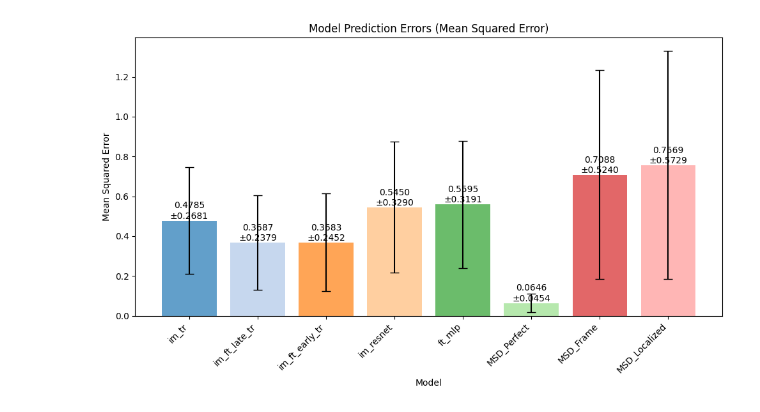
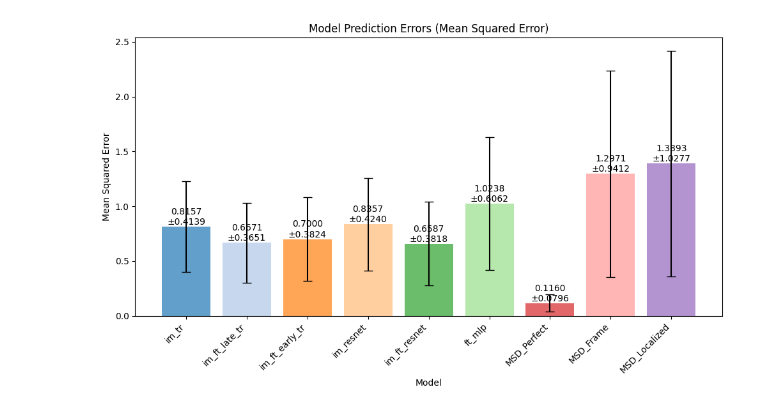
Before and after one commit to Biomedical-Imaging-Group/MolecularDiffusion_MiViT, a Jupyter notebook: train_resultsImagesFeatures.ipynb, the cells around one changed output. Drawn from its saved outputs; the diff is of its cells as text; code cells hidden in the pictures.

```diff
--- a/train_resultsImagesFeatures.ipynb
+++ b/train_resultsImagesFeatures.ipynb
@@ -13,7 +13,7 @@ import seaborn as sns
 
 
 # Load training results
-results = torch.load("training_results_testos.pth",map_location=torch.device('cpu'))
+results = torch.load("training_results_ImFt_WithRes2.pth",map_location=torch.device('cpu'))
 
 # Extract data
 validation_losses = results["validation_losses"]
@@ -24,8 +24,7 @@ plt.figure(figsize=(15, 6))  # <-- Add this line to control figure size
 
 # Example: Plot validation loss curves
 for model_name, losses in validation_losses.items():
-    print(losses)
-    plt.plot(np.clip(losses["val_avg"],0,10), label=model_name)
+    plt.plot(np.clip(losses["val_avg"],0,1), label=model_name)
 
 plt.xlabel("Cycle")
 plt.ylabel("Validation Loss")
@@ -163,9 +155,9 @@ val_videos = load_validation_data(length=nFrames)  # Returns (vid1, vid3, vid5,
 
 
 
-val_vid_in_order = val_videos[4][0]
-val_feat_in_order = val_videos[4][1]
-val_trajs_in_order = val_videos[4][2]
+val_vid_in_order = val_videos[5][0]
+val_feat_in_order = val_videos[5][1]
+val_trajs_in_order = val_videos[5][2]
 
 print(val_vid_in_order.shape, val_feat_in_order.shape, val_trajs_in_order[0].shape, val_trajs_in_order[1].shape)
 
@@ -515,42 +511,65 @@ def plot_erro_all_d(models, val_vid_in_order, val_feat_in_order, val_trajs,val_d
     for name in selected_models:
         model = models[name]
 
+        with torch.no_grad():
 
-        preds = make_prediction(model, name, val_vid_reshaped, val_feat_reshaped, val_trajs)
+            preds = make_prediction(model, name, val_vid_reshaped, val_feat_reshaped, val_trajs)
 
-        # Multiply by D_max_normalization because model was trained to predict values between 0 and 1
-        preds_np = preds * D_max_normalization
+            # Multiply by D_max_normalization because model was trained to predict values between 0 and 1
+            preds_np = preds * D_max_normalization
 
-        # Extract numpy arrays from tensors
-        if("MSD" not in name):
-            preds_np = preds_np.cpu().numpy()
-        else:
-            preds_np = preds_np.reshape(700,-1)
-        true_np = true_d_repeated.cpu().numpy()
+            # Extract numpy arrays from tensors
+            if("MSD" not in name):
+                preds_np = preds_np.cpu().numpy()
+            else:
+                preds_np = preds_np.reshape(len(val_d_in_order) *N_in_order,-1)
+            true_np = true_d_repeated.cpu().numpy()
 
 
-        errors = preds_np - true_np
-        # Add epsilon to denominator to avoid division by zero
-        epsilon = 1e-8
-        #scaled_errors = errors / (true_np + epsilon)
-        scaled_errors = errors
-        # Step 3: Compute the scaled Mean Squared Error (MSE)
-        scaled_mse = np.mean(scaled_errors**2)
-        #scaled_mse = np.mean(np.abs(scaled_errors))
+            errors = preds_np - true_np
+            # Add epsilon to denominator to avoid division by zero
+            epsilon = 1e-8
+            #scaled_errors = errors / (true_np + epsilon)
+            scaled_errors = errors
+            # Step 3: Compute the scaled Mean Squared Error (MSE)
+            scaled_mse = np.mean(scaled_errors**2)
+            #scaled_mse = np.mean(np.abs(scaled_errors))
 
-        # Step 4: Compute the standard deviation of the scaled squared errors
-        scaled_std = np.std(scaled_errors**2)/3
-        #scaled_std = np.std(np.abs(scaled_errors))
+            # Step 4: Compute the standard deviation of the scaled squared errors
+            scaled_std = np.std(scaled_errors**2)/3
+            #scaled_std = np.std(np.abs(scaled_errors))
 
-        # Store MSE and standard deviation
-        mse_dict[name] = scaled_mse
-        std_dict[name] = scaled_std
+            # Store MSE and standard deviation
+            mse_dict[name] = scaled_mse
+            std_dict[name] = scaled_std
 
-        # Potentially create prediction plot
-        model_preds[name] = preds.mean().item()
+            # Potentially create prediction plot
+            model_preds[name] = preds.mean().item()
 
     plot_error_std(selected_models, mse_dict, std_dict)
+import torch
+import matplotlib.pyplot as plt
+from trainSettingsImagesFeatures import *
+from helpersPlot import *
+import pandas as pd
+import seaborn as sns
 
 
-plot_erro_all_d(models, val_vid_in_order, val_feat_in_order,val_trajs_in_order, val_d_in_order, models.keys())
+%load_ext autoreload
+%reload_ext autoreload
+%autoreload 2
+
+"""
+models2 = models.copy()
+
+models2.update({"im_tr_rot" : models["im_tr"]})
+models2.update({"im_ft_late_tr_rot" : models["im_ft_late_tr"]})
+models2.update({"im_ft_early_tr_rot" : models["im_ft_early_tr"]})
+models2.update({"im_resnet_rot" : models["im_resnet"]})
+models2.update({"im_ft_resnet_rot" : models["im_ft_resnet"]})
+
+
+sel = ["im_tr", "im_tr_rot",  "im_ft_late_tr",  "im_ft_late_tr_rot", "im_ft_early_tr", "im_ft_early_tr_rot", "im_resnet", "im_resnet_rot", "im_ft_resnet", "im_ft_resnet_rot", "ft_mlp", "MSD_Perfect", "MSD_Frame", "MSD_Localized"]
+"""
+plot_erro_all_d(models, val_vid_in_order, val_feat_in_order,val_trajs_in_order, val_d_in_order, list(models.keys()))
 # %% [output]
@@ -557 +578 @@ plot_erro_all_d(models, val_vid_in_order, val_feat_in_order,val_trajs_in_order,
-[figure, old version]
+[figure, new version]
```
Also changed, not shown: parts of 12 cells of this notebook, 5 other files.
